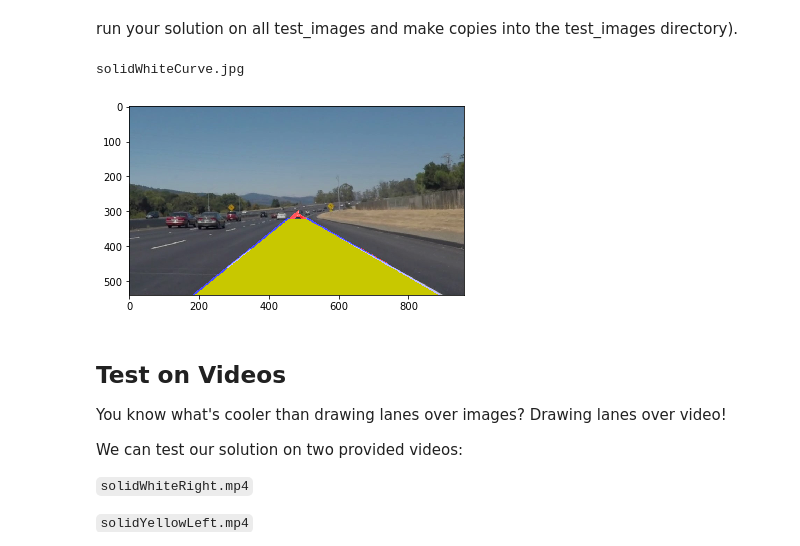
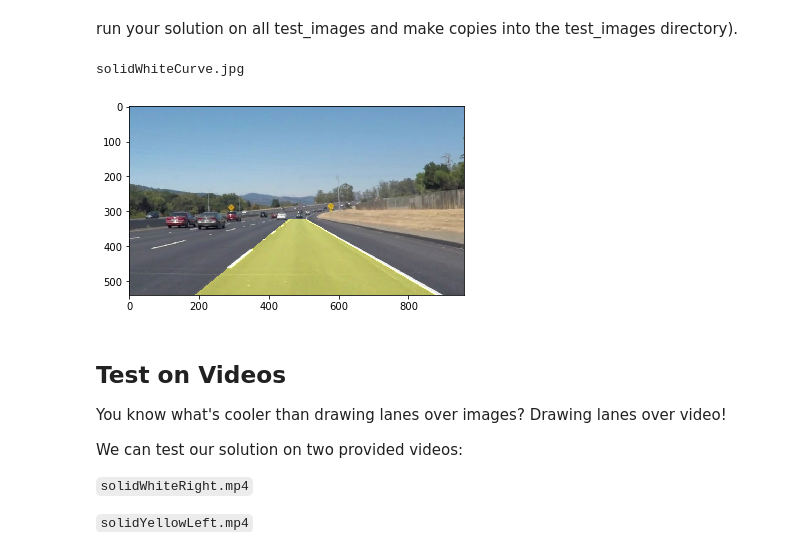
Before and after one commit to tempflip/CarND-LaneLines-P1, a Jupyter notebook: P1.ipynb, the cells around one changed output. Saved outputs shown, nothing was run; the diff lists cells and outputs as text; code cells hidden in the pictures.

```diff
--- a/P1.ipynb
+++ b/P1.ipynb
@@ -191,8 +191,14 @@ import matplotlib.image as mpimg
 import numpy as np
 import cv2
 from math import *
+import pipeline_1 as ppl
 #%matplotlib inline
 
+
+
+###################################
+###################################
+###################################
 
 
 def get_line(x1, y1, x2, y2):
@@ -200,11 +206,23 @@ def get_line(x1, y1, x2, y2):
 	b1 = y1 - m * x1
 	return m, b1
 
-def get_y(m, b, x):
-	return int(m * x  + b)
-
 def get_x(m, b, y):
 	return int((y-b) / m)
+
+def get_lane_coords(line_avg, Y1_CUT, Y2_CUT, W, H):
+	if True in line_avg:
+		pos_m, pos_b = line_avg[True]
+		px1, py1, px2, py2 = get_x(pos_m, pos_b, Y1_CUT), Y1_CUT, get_x(pos_m, pos_b, Y2_CUT), Y2_CUT
+	else :
+		px1, py1, px2, py2  = W, 0, W, H
+	# negative slope
+	if False in line_avg:
+		neg_m, neg_b = line_avg[False]
+		nx1, ny1, nx2, ny2 = get_x(neg_m, neg_b, Y1_CUT), Y1_CUT, get_x(neg_m, neg_b, Y2_CUT), Y2_CUT
+	else :
+		nx1, ny1, nx2, ny2  = 0, 0, 0, H
+
+	return px1, py1, px2, py2, nx1, ny1, nx2, ny2
 
 def pipeline(img):
 
@@ -242,8 +260,6 @@ def pipeline(img):
 	threshold = 15     # minimum number of votes (intersections in Hough grid cell)
 	min_line_length = 70 #minimum number of pixels making up a line
 	max_line_gap = 30    # maximum gap in pixels between connectable line segments
-	line_image = np.copy(img)*0 # creating a blank to draw lines on
-
 
 	# Run Hough on edge detected image
 	# Output "lines" is an array containing endpoints of detected line segments
@@ -259,16 +275,9 @@ def pipeline(img):
 
 	for line in lines:
 		for x1, y1, x2, y2 in line:
-
 			m, b = get_line(x1, y1, x2, y2)
 			if (abs(m) < MIN_SLOPE) : continue
 			line_map[m > 0].append((m, b))
-
-
-			cv2.line(line_image, (x1, y1), (x2, y2), (255, 0, 0), 4)
-
-			#cv2.line(line_image, (get_x(m, b, Y1_CUT), Y1_CUT), (get_x(m, b, Y2_CUT), Y2_CUT), (0, 0, 255), 8   )
-
 
 	## calculating the avarage lines from the candidates (positive and negative slope candidates)
 	line_avg = {}
@@ -282,56 +291,43 @@ def pipeline(img):
 
 		m_avg = m_sum / len(line_map[key])
 		b_avg = b_sum / len(line_map[key])
 		line_avg[key] = m_avg, b_avg
 
 	## drawing the final candidate lanes
 	# positive slope
-	if True in line_avg:
-		pos_m, pos_b = line_avg[True]
-		px1, py1, px2, py2 = get_x(pos_m, pos_b, Y1_CUT), Y1_CUT, get_x(pos_m, pos_b, Y2_CUT), Y2_CUT
-	else :
-		px1, py1, px2, py2  = 0, 0, 0, H
-	# negative slope
-	if False in line_avg:
-		neg_m, neg_b = line_avg[False]
-		nx1, ny1, nx2, ny2 = get_x(neg_m, neg_b, Y1_CUT), Y1_CUT, get_x(neg_m, neg_b, Y2_CUT), Y2_CUT
-	else :
-		nx1, ny1, nx2, ny2  = W+100, 0, W, H
 
-	cv2.line(line_image, (px1, py1), (px2, py2), (0, 0, 255), 10   )
-	cv2.line(line_image, (nx1, ny1), (nx2, ny2), (0, 0, 255), 10   )
+	px1, py1, px2, py2, nx1, ny1, nx2, ny2 = get_lane_coords(line_avg, Y1_CUT, Y2_CUT, W, H)
+
+	lane_cover = cv2.fillPoly(np.copy(img) * 0, np.array([[(px1, py1), (px2, py2), (nx2, ny2), (nx1, ny1)]]), (200, 200, 0))
+	final = cv2.addWeighted(img, 1, lane_cover, 0.5, 0)
+
+	return final
 
 
-
-	edges3col = np.dstack((edges, edges, edges))
-
-	fine = cv2.addWeighted(img, 0.8, line_image, 1, 0)
-	#fine = cv2.addWeighted(edges3col, 0.8, line_image, 1, 0)
-
-	cv2.fillPoly(fine, np.array([[(px1, py1), (px2, py2), (nx2, ny2), (nx1, ny1)]]), (200, 200, 0))
-
-	return fine
+###################################
+###################################
+###################################
 
 
 
 
 
 
 
 
 
 img_list = os.listdir("test_images/")
 #i = 1
 for img_file in img_list[0:1]:
     img = mpimg.imread("test_images/" + img_file)
     print(img_file)
     img_processed = pipeline(img)
     #plt.subplot(1, len(img_list), i)
     plt.imshow(img_processed)
     #i += 1
 # %% [output]
 solidWhiteCurve.jpg
-[figure, old version]
+[figure, new version]
 # %% [markdown]
 ## Test on Videos
 
```
Also changed, not shown: parts of 1 cell of this notebook, 1 other file.
